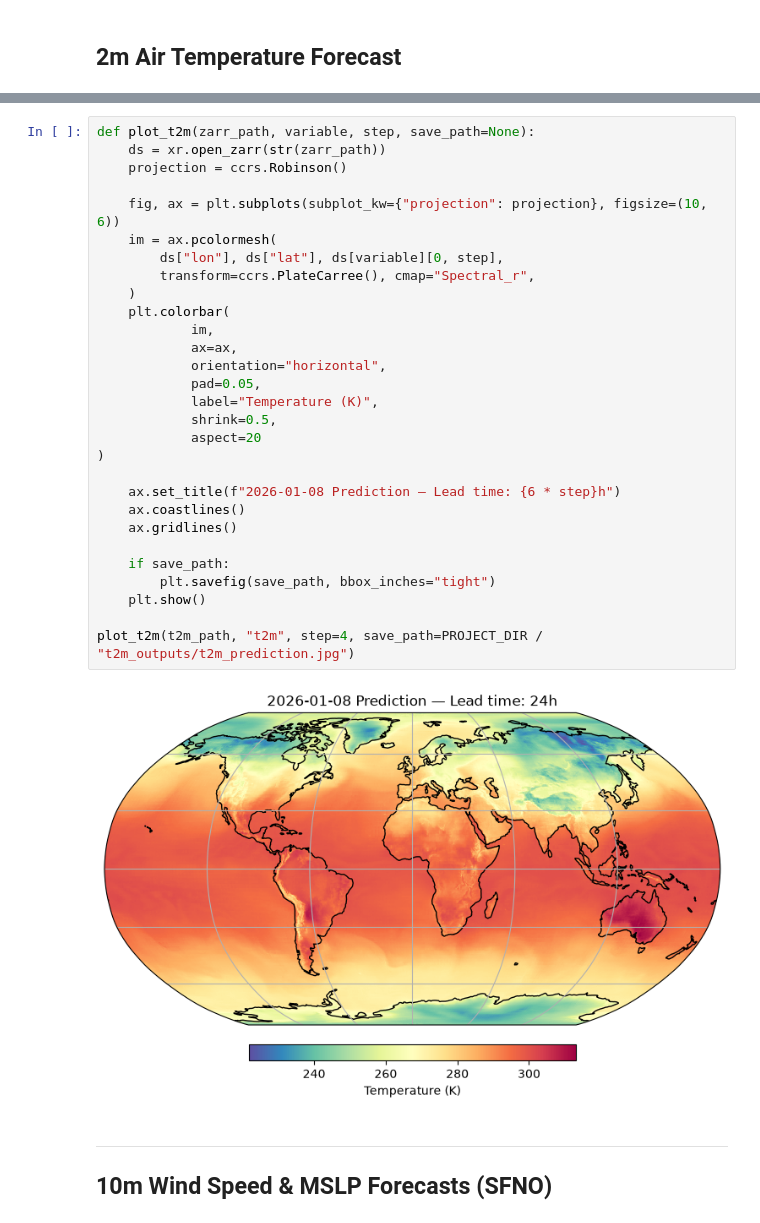
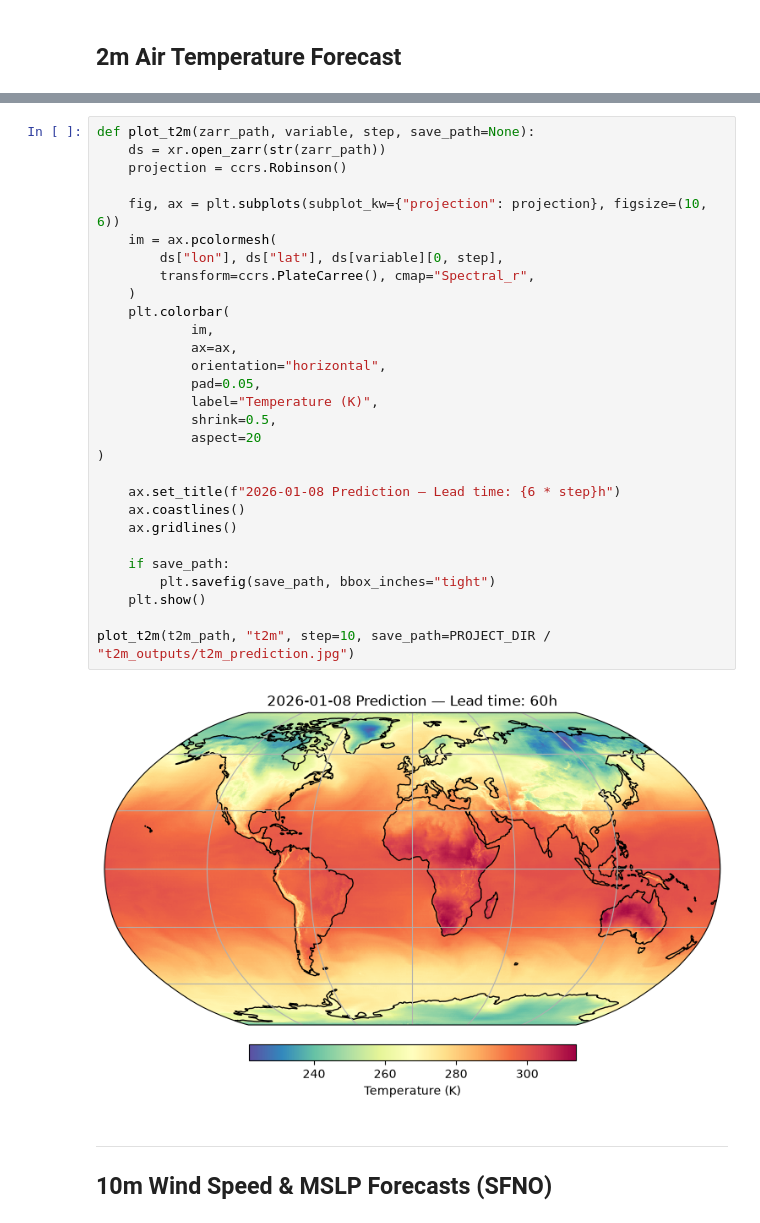
Before and after one commit to ChristianByars/Earth2, a Jupyter notebook: Earth2.ipynb, the cells around one changed output, grey strips where cells are left out. Drawn from its saved outputs; the diff is of its cells as text.

```diff
--- a/Earth2.ipynb
+++ b/Earth2.ipynb
@@ -114,34 +114,34 @@ Inference complete
 # %%
 def plot_t2m(zarr_path, variable, step, save_path=None):
     ds = xr.open_zarr(str(zarr_path))
     projection = ccrs.Robinson()
 
     fig, ax = plt.subplots(subplot_kw={"projection": projection}, figsize=(10, 6))
     im = ax.pcolormesh(
         ds["lon"], ds["lat"], ds[variable][0, step],
         transform=ccrs.PlateCarree(), cmap="Spectral_r",
     )
     plt.colorbar(
             im,
             ax=ax,
             orientation="horizontal",
             pad=0.05,
             label="Temperature (K)",
             shrink=0.5,
             aspect=20
 )
 
     ax.set_title(f"2026-01-08 Prediction — Lead time: {6 * step}h")
     ax.coastlines()
     ax.gridlines()
 
     if save_path:
         plt.savefig(save_path, bbox_inches="tight")
     plt.show()
 
-plot_t2m(t2m_path, "t2m", step=4, save_path=PROJECT_DIR / "t2m_outputs/t2m_prediction.jpg")
+plot_t2m(t2m_path, "t2m", step=10, save_path=PROJECT_DIR / "t2m_outputs/t2m_prediction.jpg")
 # %% [output]
-[figure, old version]
+[figure, new version]
 # %% [markdown]
 ---
 ## 10m Wind Speed & MSLP Forecasts (SFNO)
```
Also changed, not shown: parts of 2 cells of this notebook, 2 other files.
